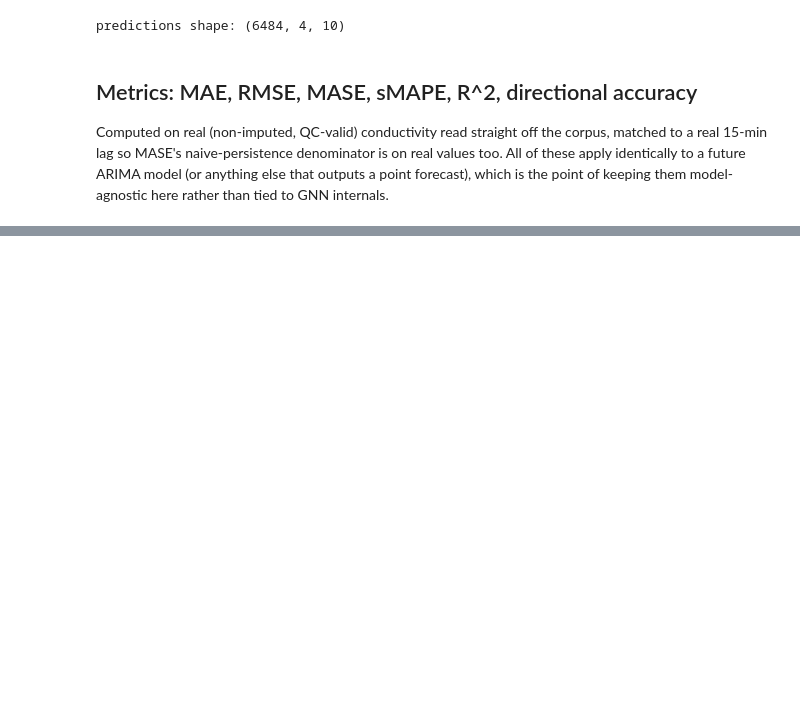
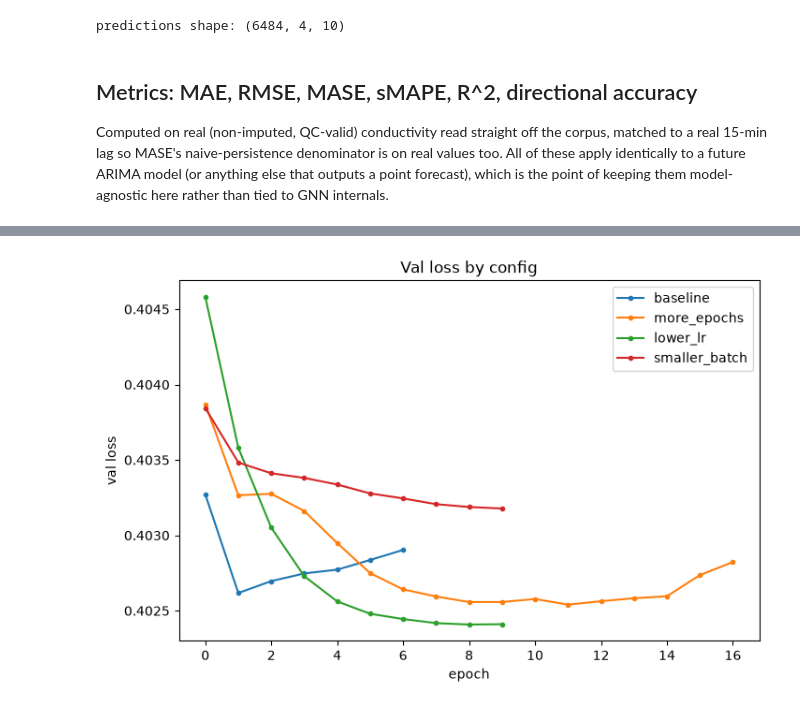
Before and after one commit to DChristensen12/StrawberryWatch, a Jupyter notebook: notebooks/Train_And_Evaluate.ipynb, the cells around one changed output, grey strips where cells are left out. Cells and saved outputs as stored; diff of their text form; code cells hidden in the pictures; blank space fills up the shorter version.

Commit message:
Hyperparameters turning models with more evaluation metrics

```diff
--- a/notebooks/Train_And_Evaluate.ipynb
+++ b/notebooks/Train_And_Evaluate.ipynb
@@ -45,0 +54,16 @@ LAG_15MIN = pd.Timedelta(minutes=15)
+# %%
+BASELINE = {
+    "epochs": Config.EPOCHS,
+    "batch_size": Config.BATCH_SIZE,
+    "learning_rate": Config.LEARNING_RATE,
+}
+
+CONFIGS = [
+    {"name": "baseline", **BASELINE},
+    {"name": "more_epochs", **{**BASELINE, "epochs": 30}},
+    {"name": "lower_lr", **{**BASELINE, "learning_rate": 0.0003}},
+    {"name": "smaller_batch", **{**BASELINE, "batch_size": 64}},
+]
+
+for cfg in CONFIGS:
+    print(cfg)
@@ -269,0 +393,19 @@ metrics
+# %%
+summary_rows = []
+for r in sweep_results:
+    m = r["metrics"]
+    summary_rows.append({
+        "name": r["name"],
+        "epochs": r["config"]["epochs"],
+        "batch_size": r["config"]["batch_size"],
+        "learning_rate": r["config"]["learning_rate"],
+        "final_train_loss": r["train_losses"][-1],
+        "final_val_loss": r["val_losses"][-1],
+        "avg_mae": m["mae"].mean(),
+        "avg_rmse": m["rmse"].mean(),
+        "avg_mase": m["mase"].mean(),
+    })
+
+summary = pd.DataFrame(summary_rows).set_index("name")
+pd.set_option("display.float_format", lambda x: f"{x:.4f}")
+summary
@@ -269,0 +419,11 @@ metrics
+# %%
+plt.figure(figsize=(8, 5))
+for r in sweep_results:
+    plt.plot(r["val_losses"], label=r["name"], marker="o", markersize=3)
+plt.xlabel("epoch")
+plt.ylabel("val loss")
+plt.title("Val loss by config")
+plt.legend()
+plt.show()
+# %% [output]
+[figure, added]
```
Also changed, not shown: parts of 9 cells of this notebook.
